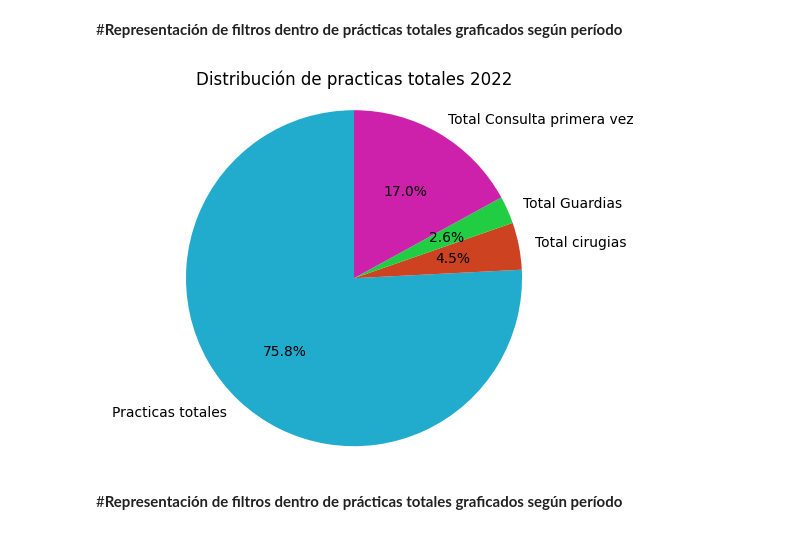
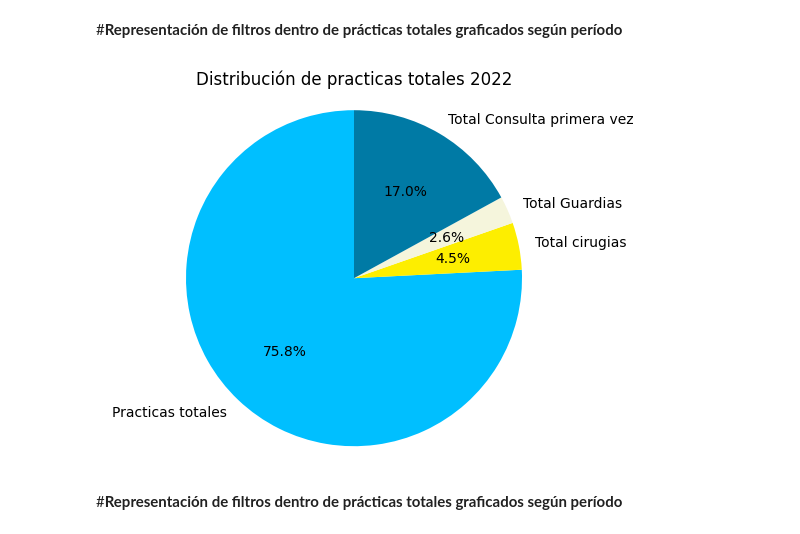
Before and after one commit to Smagali/Tps, a Jupyter notebook: PAMI_PP.ipynb, the cells around one changed output. Saved outputs shown, nothing was run; the diff lists cells and outputs as text; code cells hidden in the pictures.

```diff
--- a/PAMI_PP.ipynb
+++ b/PAMI_PP.ipynb
@@ -252,24 +238,22 @@ plt.show()
 # %% [markdown]
 # **Representación gráfica de "Guardias" dentro de conteo de Prácticas totales según primer período analizado**
 # %%
-conteo_por_practica1 = len(data['PRACTICA'])
+conteo_por_practica1 = len(data_2022['PRACTICA'])
 
-Guardias_filtro1 = (data['PRACTICA'].str.contains('429003'))
-Guardias_filtro1 = data[Guardias_filtro1]
+Guardias_filtro1 = (data_2022['PRACTICA'].astype(str).str.contains('429003'))
+Guardias_filtro1 = data_2022[Guardias_filtro1]
 Conteo_guardias1 = len(Guardias_filtro1)
 
 etiquetas = ['Practicas totales', 'Consultas por guardia']
-conteos = [conteo_por_practica1, Conteo_guardias1]  # Conteos de guardias
+conteos = [conteo_por_practica1, Conteo_guardias1]
 
-# Crear el gráfico de pastel
-plt.pie(conteos, labels=etiquetas, autopct='%1.1f%%', startangle=90, colors=['#5fbaa9', '#ba7b5f'])
+#Gráfico
+plt.pie(conteos, labels=etiquetas, autopct='%1.1f%%', startangle=90, colors=['#0000be', '#f8f8ff'])
 
-# Ajustar el aspecto para que sea un círculo perfecto
 plt.axis('equal')
 
-# Agregar título
 plt.title('Distribución de Guardias dentro de practicas totales')
 
-# Mostrar el gráfico
+
 plt.show()
 # %% [output]
@@ -302,21 +284,21 @@ plt.show()
 # %% [markdown]
 Cantidad de prácticas quirúrgicas totales por período
 # %%
-# Filtrar registros donde PRACTICA sea 500038 y 500039 y la fecha esté entre el 01-09-2022 y el 31-03-2023
+# Filtro prácticas quirúrgicas
 fecha_inicio = '01/09/2022'
 fecha_fin = '31/03/2023'
 
-# Aplicar el filtro
-cx_filtro1 = (combined_data['PRACTICA'].str.contains('500038|500039')) & (combined_data['FECHA_TURNO'] >= fecha_inicio) & (combined_data['FECHA_TURNO'] <= fecha_fin)
-cx1 = combined_data[cx_filtro1]
 
-# Filtrar registros donde PRACTICA sea 500038 y 500039 y la fecha esté entre el 01-09-2022 y el 31-03-2023
+cx_filtro1 = (append_data['PRACTICA'].str.contains('500038|500039')) & (append_data['FECHA_TURNO'] >= fecha_inicio) & (append_data['FECHA_TURNO'] <= fecha_fin)
+cx1 = append_data[cx_filtro1]
+
+
 fecha_inicio2 = '01/01/2024'
 fecha_fin2 = '30/06/2024'
 
-# Aplicar el filtro
-cx_filtro2 = (combined_data['PRACTICA'].str.contains('500038|500039')) & (combined_data['FECHA_TURNO'] >= fecha_inicio2) & (combined_data['FECHA_TURNO'] <= fecha_fin2)
-cx2 = combined_data[cx_filtro2]
+
+cx_filtro2 = (append_data['PRACTICA'].str.contains('500038|500039')) & (append_data['FECHA_TURNO'] >= fecha_inicio2) & (append_data['FECHA_TURNO'] <= fecha_fin2)
+cx2 = append_data[cx_filtro2]
 
 conteo_practica_cx1 = cx1['PRACTICA'].count()
 conteo_practica_cx2 = cx2['PRACTICA'].count()
@@ -330,20 +312,22 @@ Cantidad de cirugías realizadas en período 01-01-2024 / 30-06-2024: 692
 # %%
 etiquetas = ['Practicas totales', 'Total cirugias', 'Total Guardias', 'Total Consulta primera vez']
 conteos = [conteo_por_practica1, conteo_practica_cx1, Conteo_guardias1, conteo_Primeravez1]  # Conteos
 
-# Crear el gráfico de pastel
-plt.pie(conteos, labels=etiquetas, autopct='%1.1f%%', startangle=90, colors=['#21abcd', '#cd4321', '#21cd43', '#cd21ab'])
 
-# Ajustar el aspecto para que sea un círculo perfecto
+plt.pie(conteos, labels=etiquetas, autopct='%1.1f%%', startangle=90, colors=['#00bfff', '#fdee00', '#f5f5dc', '#007aa5'])
+
+
 plt.axis('equal')
 
-# Agregar título
+
 plt.title('Distribución de practicas totales 2022')
 
-# Mostrar el gráfico
+
+
+
 plt.show()
 # %% [output]
-[figure, old version]
+[figure, new version]
 # %% [markdown]
 #**Representación de filtros dentro de prácticas totales graficados según período**
 # %%
```
Also changed, not shown: parts of 17 cells of this notebook.
